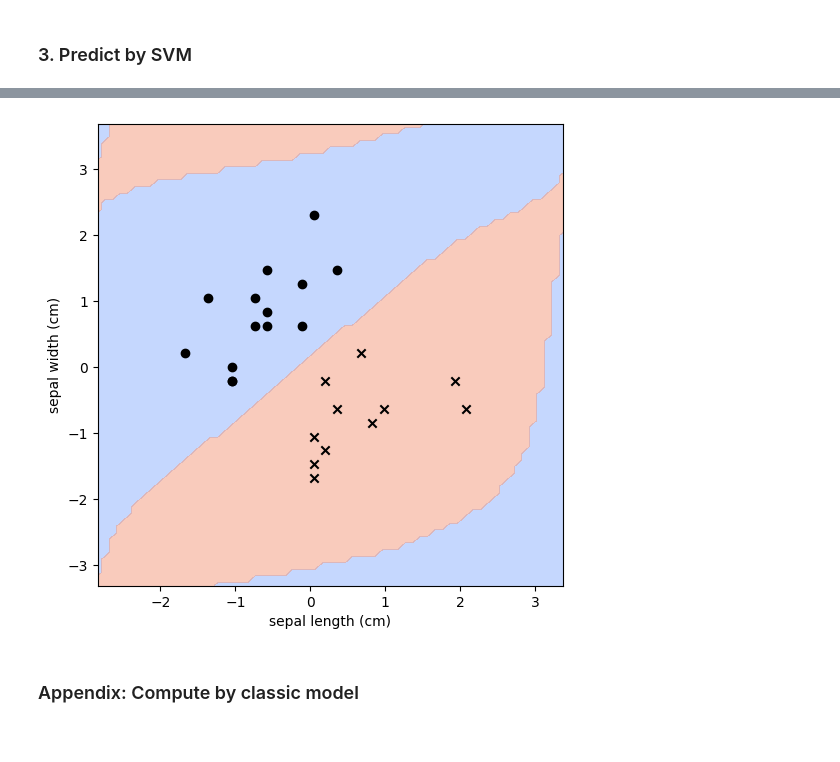
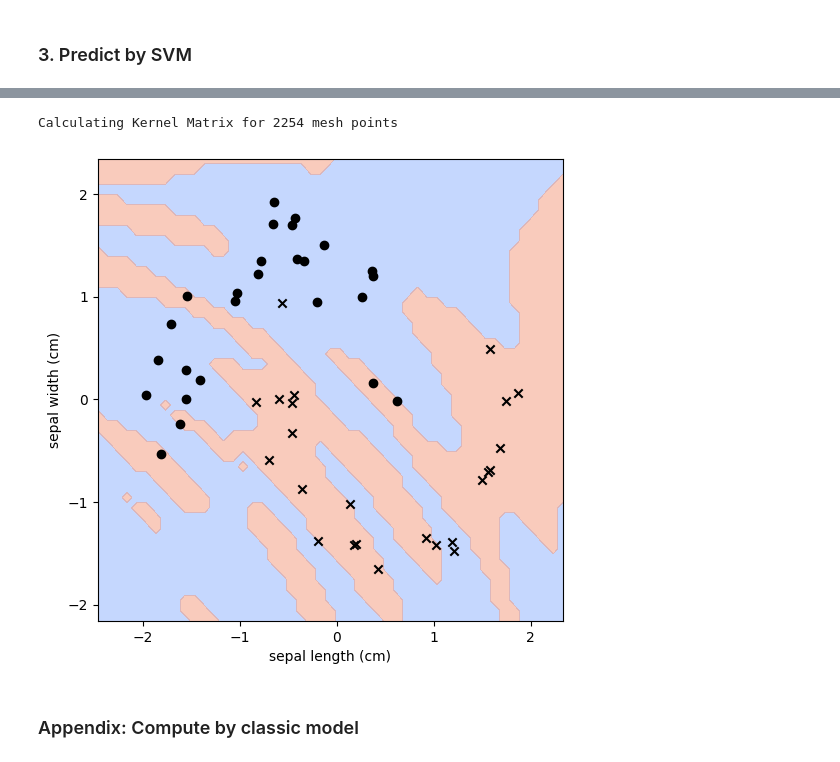
Before and after one commit to kenya-sk/quantum-kernel, a Jupyter notebook: notebooks/toy_problem.ipynb, the cells around one changed output, grey strips where cells are left out. Cells and saved outputs as stored; diff of their text form; code cells hidden in the pictures.

```diff
--- a/notebooks/toy_problem.ipynb
+++ b/notebooks/toy_problem.ipynb
@@ -176,12 +219,13 @@ Text(0.5, 1.0, 'Groud Truth VS Predicted (Quantum Kernel)')
 # %%
-def plot_decisionon_boundaries(kernel_circuit, model, x_test, y_test, step_size=.1):
-    x_min, x_max = x_train[:, 0].min() - 1, x_train[:, 0].max() + 1
-    y_min, y_max = x_train[:, 1].min() - 1, x_train[:, 1].max() + 1
+def plot_decisionon_boundaries(kernel_circuit, model, x_train, x_test, y_test, step_size=.1):
+    x_min, x_max = x_test[:, 0].min() - 0.5, x_test[:, 0].max() + 0.5
+    y_min, y_max = x_test[:, 1].min() - 0.5, x_test[:, 1].max() + 0.5
     xx, yy = np.meshgrid(np.arange(x_min, x_max, step_size),
                         np.arange(y_min, y_max, step_size))
 
     # calculate kernel matrix for mesh points
     mesh_points = np.c_[xx.ravel(), yy.ravel()]
+    print(f"Calculating Kernel Matrix for {len(mesh_points)} mesh points")
     K_mesh = compute_kernel(kernel_circuit, mesh_points, x_train)
 
     # Predict the mesh points
@@ -198,10 +242,13 @@ def plot_decisionon_boundaries(kernel_circuit, model, x_test, y_test, step_size=
 
     plt.xlabel(f"{feature_cols[0]}")
     plt.ylabel(f"{feature_cols[1]}")
-# %%
-plot_decisionon_boundaries(angle_kernel, model, x_test, y_test, step_size=0.1)
-# %% [output]
-[figure, removed]
+# %%
+# step_size=0.5, 100 data point  ->  ZZ Feature Map: 17sec
+# step_size=0.1, 2254 data point  ->  ZZ Feature Map: 7min5sec
+plot_decisionon_boundaries(FEATURE_MAP, model, x_train, x_test, y_test, step_size=0.1)
+# %% [output]
+Calculating Kernel Matrix for 2254 mesh points
+[figure, added]
 # %% [markdown]
 ### Appendix: Compute by classic model
 # %%
```
Also changed, not shown: parts of 13 cells of this notebook.
